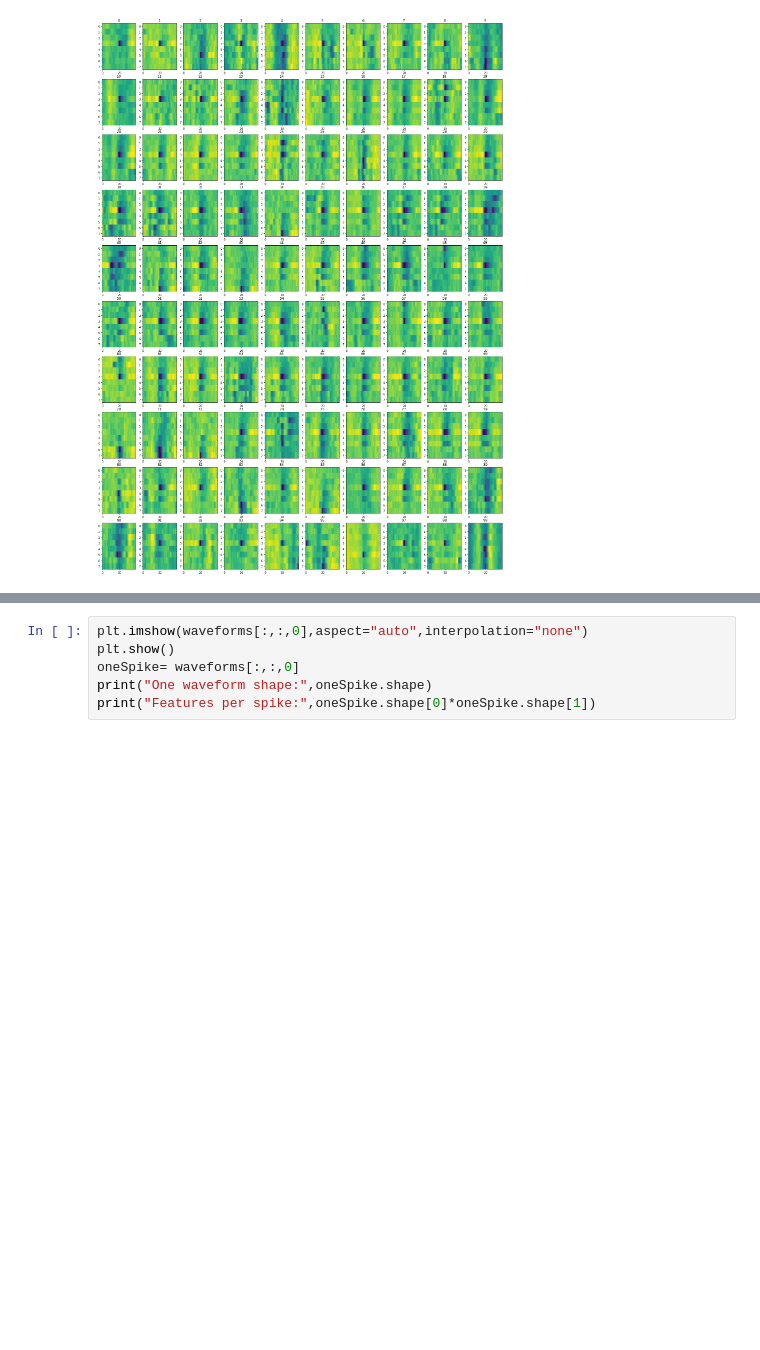
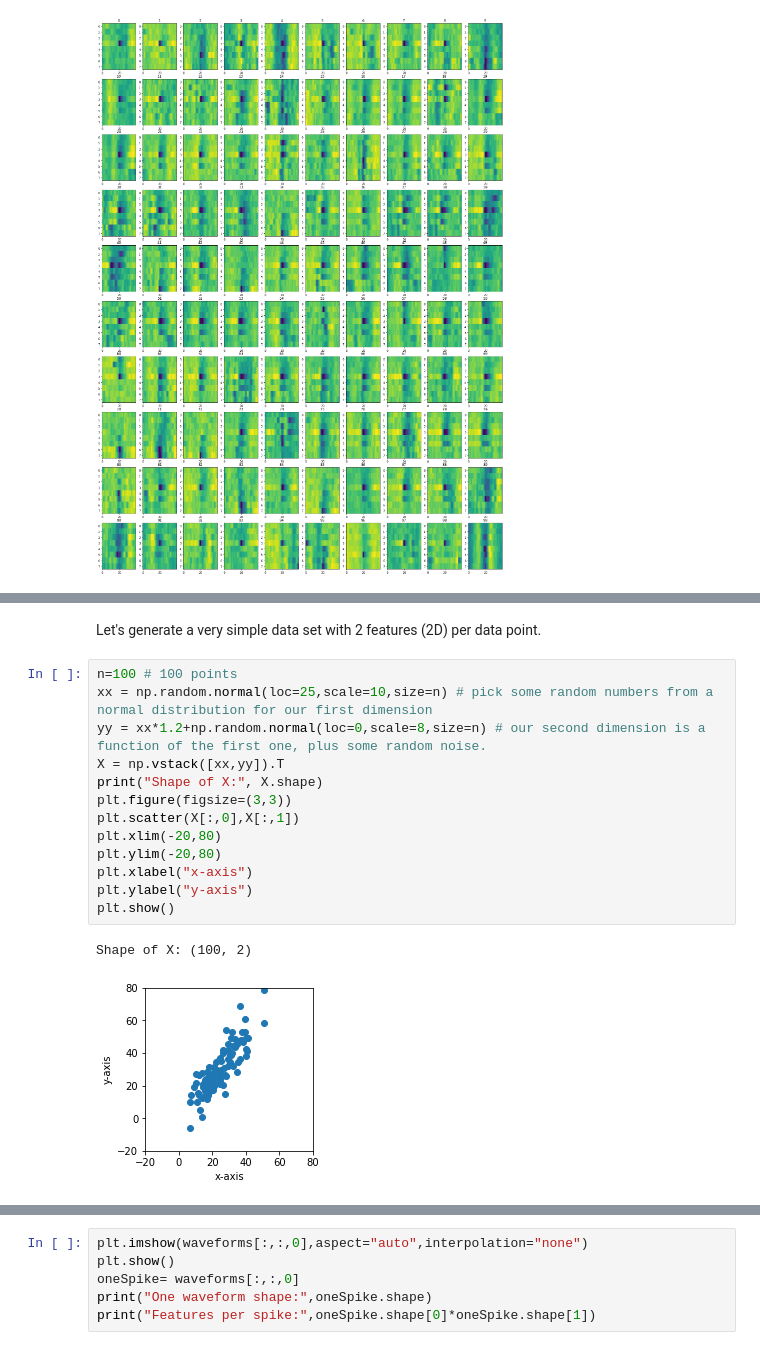
Before and after one commit to kevin-allen/dataScienceNeuro, a Jupyter notebook: notebooks/lecture_03.ipynb, the cells around one changed output, grey strips where cells are left out. Drawn from its saved outputs; the diff is of its cells as text; blank space fills up the shorter version.

```diff
--- a/notebooks/lecture_03.ipynb
+++ b/notebooks/lecture_03.ipynb
@@ -446,0 +483,18 @@ In the context of clustering, every data point of a 2D waveform is a feature of
+# %% [markdown]
+Let's generate a very simple data set with 2 features (2D) per data point.
+# %%
+n=100 # 100 points
+xx = np.random.normal(loc=25,scale=10,size=n) # pick some random numbers from a normal distribution for our first dimension
+yy = xx*1.2+np.random.normal(loc=0,scale=8,size=n) # our second dimension is a function of the first one, plus some random noise.
+X = np.vstack([xx,yy]).T
+print("Shape of X:", X.shape)
+plt.figure(figsize=(3,3))
+plt.scatter(X[:,0],X[:,1])
+plt.xlim(-20,80)
+plt.ylim(-20,80)
+plt.xlabel("x-axis")
+plt.ylabel("y-axis")
+plt.show()
+# %% [output]
+Shape of X: (100, 2)
+[figure, added]
```
Also changed, not shown: parts of 76 cells of this notebook, 3 other files.
